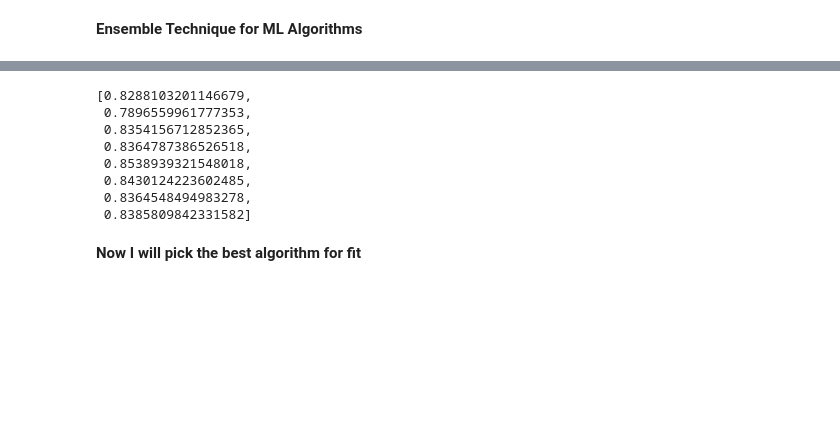
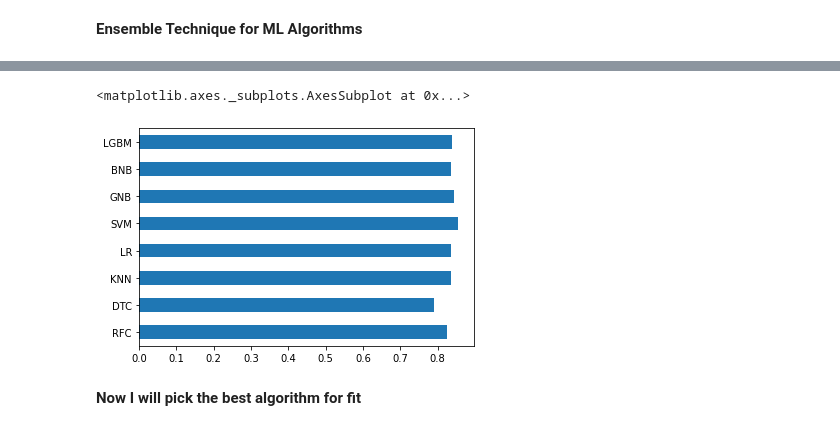
Before and after one commit to AhMeraj/Machine-Learning-Projects, a Jupyter notebook: Thesis.ipynb, the cells around one changed output, grey strips where cells are left out. Cells and saved outputs as stored; diff of their text form; code cells hidden in the pictures; blank space fills up the shorter version.

```diff
--- a/Thesis.ipynb
+++ b/Thesis.ipynb
@@ -210,16 +210,10 @@ Table
 | 7 | LGBM | 0.902174 | 0.902174 | 0.923913 | 0.858696 | 0.836957 | 0.869565 | 0.858696 | 0.739130 | 0.747253 | ... |
 # %%
 Average=list(Table['Average'])
-Average
+pd.Series(Average,index=list(Table['Algorithm name'])).plot(kind='barh')
 # %% [output]
-[0.8288103201146679,
- 0.7896559961777353,
- 0.8354156712852365,
- 0.8364787386526518,
- 0.8538939321548018,
- 0.8430124223602485,
- 0.8364548494983278,
- 0.8385809842331582]
+<matplotlib.axes._subplots.AxesSubplot at 0x...>
+[figure, added]
 # %% [markdown]
 **Now I will pick the best algorithm for fit**
 # %%
```
Also changed, not shown: parts of 7 cells of this notebook.
